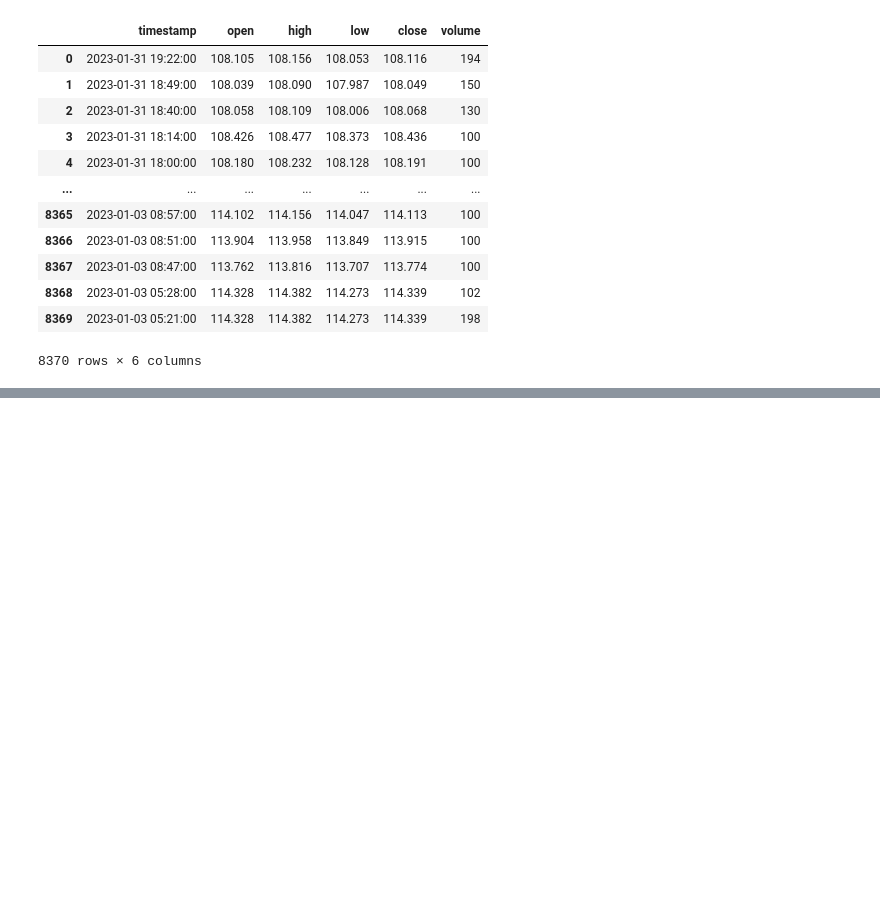
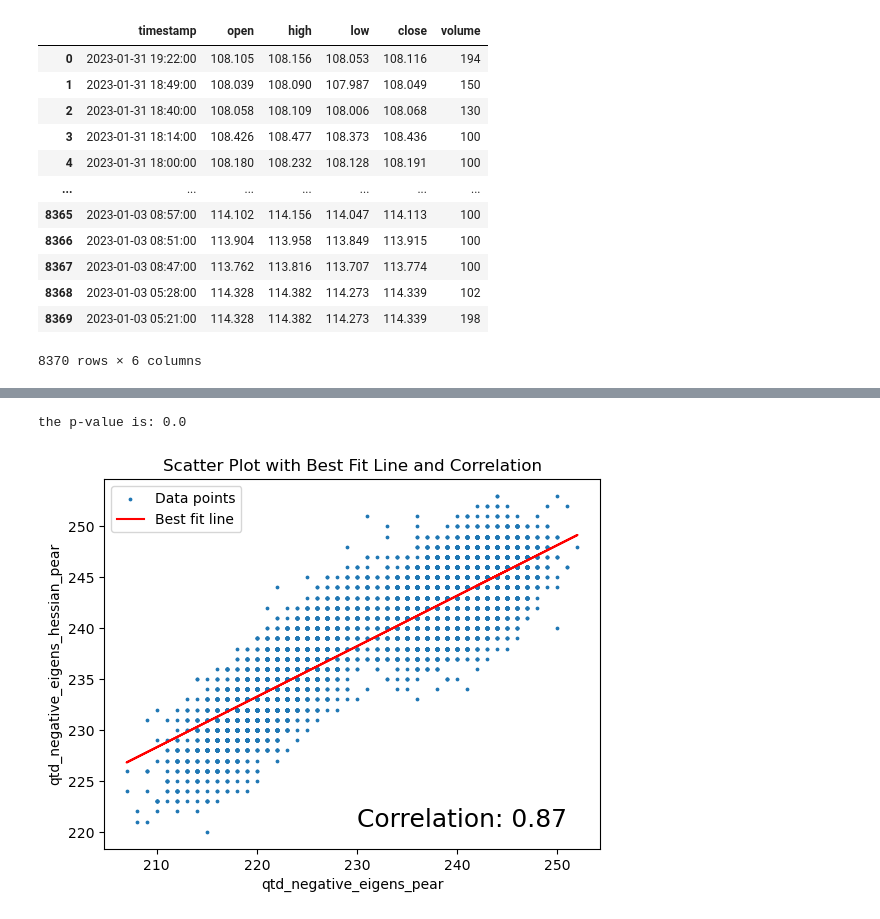
Before and after one commit to racavalcanti/Anti-Correlation-Stocks-S-P500-, a Jupyter notebook: Untitled1.ipynb, the cells around one changed output, grey strips where cells are left out. Saved outputs shown, nothing was run; the diff lists cells and outputs as text; code cells hidden in the pictures; blank space fills up the shorter version.

```diff
--- a/Untitled1.ipynb
+++ b/Untitled1.ipynb
@@ -578,0 +328,5 @@ NameError: name 'variance_list' is not defined
+# %%
+list_negative_eigens_spear = [[value for value in sublist if value < 0] for sublist in eigens_values_corr_spear]
+list_negative_eigens_pear = [[value for value in sublist if value < 0] for sublist in eigens_values_corr_pear]
+list_negative_eigens_hessian_pear = [[value for value in sublist if value < 0] for sublist in eigens_values]
+list_negative_eigens_hessian_pear_tresh = [[value for value in sublist if value < -0.0000000000001] for sublist in eigens_values]
@@ -578,0 +440,46 @@ NameError: name 'variance_list' is not defined
+# %%
+x = pd.Series(qtd_negative_eigens_pear)
+y = pd.Series(qtd_negative_eigens_hessian_pear)
+
+# Create a scatter plot
+plt.scatter(x, y, label='Data points', s=3)
+
+# Perform linear regression to find the best fit line
+coefficients = np.polyfit(x, y, 1)  # Fit a first-degree polynomial (linear regression)
+slope = coefficients[0]
+intercept = coefficients[1]
+
+# Create a function for the best fit line
+def best_fit_line(x):
+    return slope * x + intercept
+
+# Generate y values for the best fit line
+best_fit_y = best_fit_line(x)
+
+# Plot the best fit line
+plt.plot(x, best_fit_y, color='red', label='Best fit line')
+
+# Compute the Pearson correlation coefficient
+correlation_coefficient, p_value = pearsonr(x, y)
+correlation_text = f'Correlation: {correlation_coefficient:.2f}'
+print(f'the p-value is: {p_value}')
+# Annotate the plot with the correlation coefficient
+correlation_position = (230, 220)  # Specify the coordinates where you want to place the text
+plt.text(correlation_position[0], correlation_position[1], correlation_text,
+         fontsize=18, verticalalignment='bottom', horizontalalignment='left')
+
+
+
+# Add labels and title
+plt.xlabel('qtd_negative_eigens_pear')
+plt.ylabel('qtd_negative_eigens_hessian_pear')
+plt.title('Scatter Plot with Best Fit Line and Correlation')
+
+# Add a legend
+plt.legend()
+
+# Show the plot
+plt.show()
+# %% [output]
+the p-value is: 0.0
+[figure, added]
```
Also changed, not shown: parts of 78 cells of this notebook.
